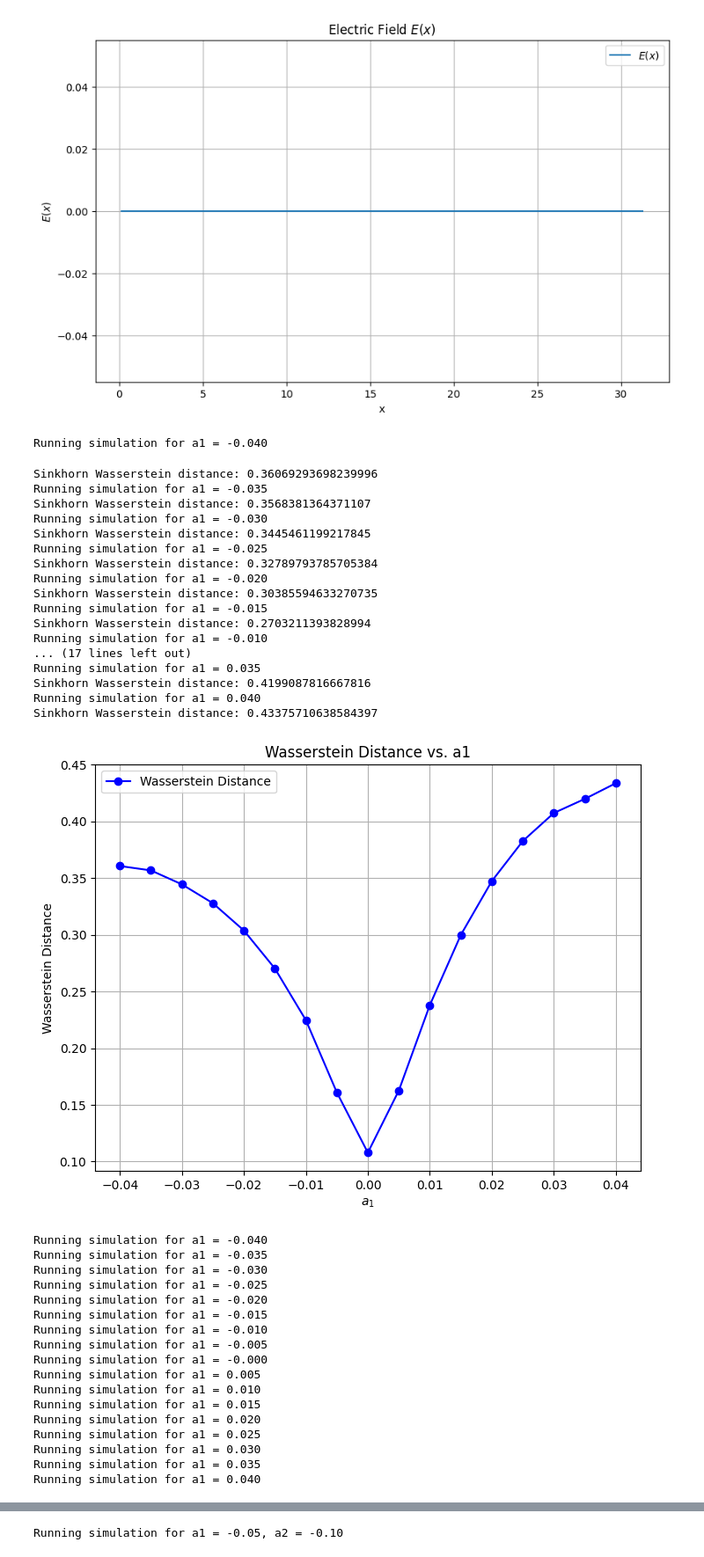
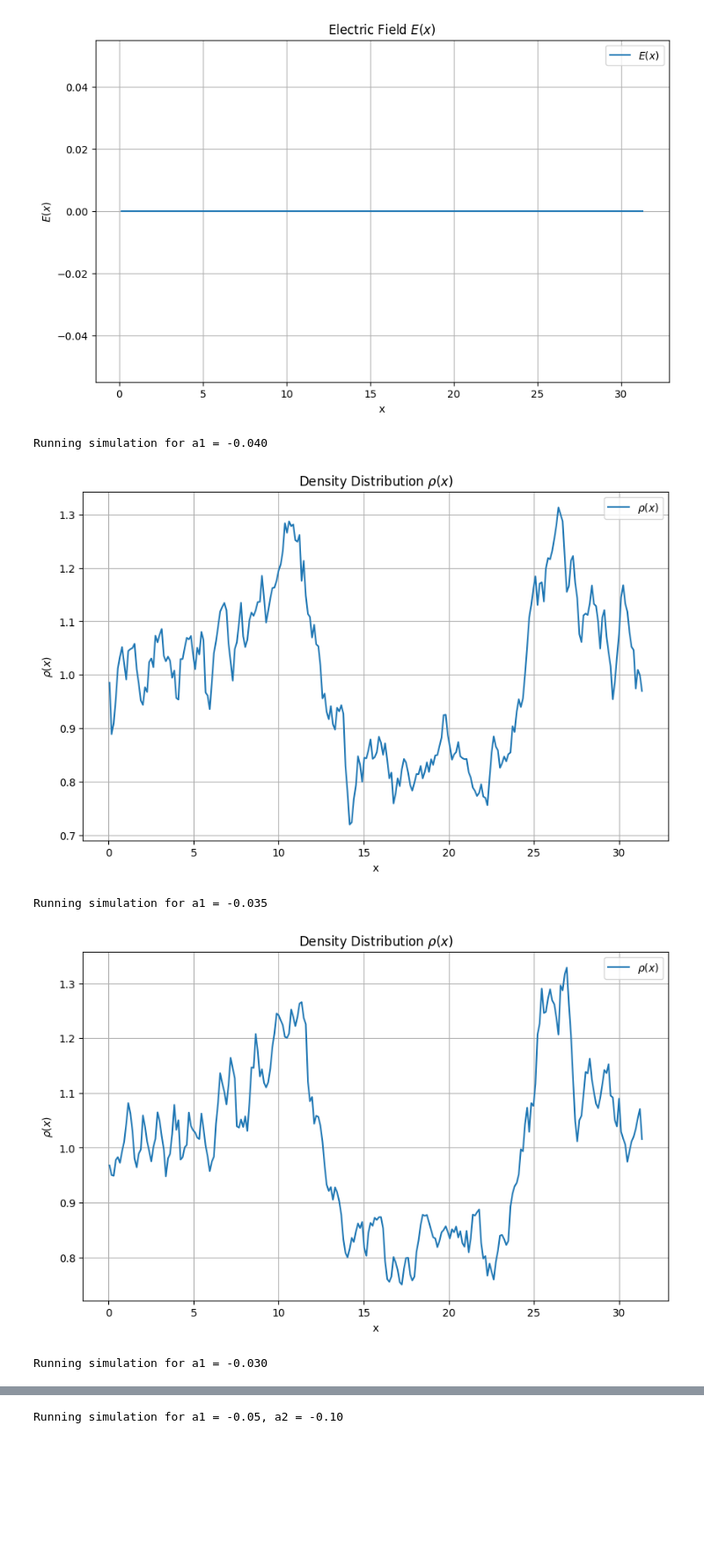
Before and after one commit to maguerrap/vlasov-poisson, a Jupyter notebook: notebooks/Two-stream-landscape.ipynb, the cells around one changed output, grey strips where cells are left out. Shown at 88% size. Saved outputs shown, nothing was run; the diff lists cells and outputs as text; code cells hidden in the pictures; blank space fills up the shorter version.

```diff
--- a/notebooks/Two-stream-landscape.ipynb
+++ b/notebooks/Two-stream-landscape.ipynb
@@ -642,6 +644,8 @@ def landscape_search_1d(particles, equilibrium_particles, N, L, v_max, dt, num_s
     a1_vals = np.arange(-0.040, 0.045, 0.005)
     dists = []  # List to store Wasserstein distances
 
+    rhos = []
+
     for a1 in a1_vals:
         print(f"Running simulation for a1 = {a1:.3f}")
 
@@ -655,6 +659,21 @@ def landscape_search_1d(particles, equilibrium_particles, N, L, v_max, dt, num_s
 
         # Run the Leapfrog integration with the external field
         final_particles = leapfrog_integration_with_external_field_computation_only(current_particles, N, L, v_max, dt, num_steps, H)
+
+        # Compute the density rho(x)
+        x_centers, rho_x = compute_density(final_particles, N, L)
+
+        rhos.append(rho_x)
+
+        # Plot the density rho(x)
+        plt.figure(figsize=(10, 6))
+        plt.plot(x_centers, rho_x, label=r'$\rho(x)$')
+        plt.title(r'Density Distribution $\rho(x)$')  # Fixed title with correct LaTeX syntax
+        plt.xlabel('x')
+        plt.ylabel(r'$\rho(x)$')
+        plt.grid(True)
+        plt.legend()
+        plt.show()
 
         if obj == "Wasserstein":
             # Compute the Wasserstein distance between final_particles and equilibrium_particles
@@ -678,66 +697,38 @@ def landscape_search_1d(particles, equilibrium_particles, N, L, v_max, dt, num_s
             plot_particles_at_step(final_particles, v_max, L, num_steps)
 
     # After all iterations, plot the relation between a1 and Wasserstein distance
-    plt.figure(figsize=(8, 6))
-    plt.plot(a1_vals, dists, marker='o', color='b', label=title)
-    plt.title('{} vs. a1'.format(title))
-    plt.xlabel('$a_1$')
-    plt.ylabel(title)
-    plt.grid(True)
-    plt.legend()
-    plt.show()
+    #plt.figure(figsize=(8, 6))
+    #plt.plot(a1_vals, dists, marker='o', color='b', label=title)
+    #plt.title('{} vs. a1'.format(title))
+    #plt.xlabel('$a_1$')
+    #plt.ylabel(title)
+    #plt.grid(True)
+    #plt.legend()
+    #plt.show()
 
-    return a1_vals, dists
+    return a1_vals, rhos
 # %%
 # Example usage
 # Parameters
 dt = 0.1
-num_steps = 200  # Number of time steps to simulate
+num_steps = 400  # Number of time steps to simulate
 reg = 5e-2  # Regularization parameter for Sinkhorn
+N = 256
 
 # Generate equilibrium particles for the comparison
 equilibrium_particles = generate_particles_equilibrium_two_stream(
     lambda x, v: two_stream_distribution(x, v, v_bar, 0, beta), N, L, v_max
 )
 
 # Perform landscape search over a1 and plot the results
-a1_vals, wasserstein_dists = landscape_search_1d(particles, equilibrium_particles, N, L, v_max, dt, num_steps, beta, reg, obj="Wasserstein")
+#a1_vals, wasserstein_dists = landscape_search_1d(particles, equilibrium_particles, N, L, v_max, dt, num_steps, beta, reg, obj="Wasserstein")
 
-a1_vals, l2_dists = landscape_search_1d(particles, equilibrium_particles, N, L, v_max, dt, num_steps, beta, reg, obj="L^2")
+#a1_vals, l2_dists = landscape_search_1d(particles, equilibrium_particles, N, L, v_max, dt, num_steps, beta, reg, obj="L^2")
+
+a1_vals, rhos = landscape_search_1d(particles, equilibrium_particles, N, L, v_max, dt, num_steps, beta, reg, obj=None)
 # %% [output]
 Running simulation for a1 = -0.040
+[figure, new version]
-Sinkhorn Wasserstein distance: 0.36069293698239996
 Running simulation for a1 = -0.035
-Sinkhorn Wasserstein distance: 0.3568381364371107
-Running simulation for a1 = -0.030
-Sinkhorn Wasserstein distance: 0.3445461199217845
-Running simulation for a1 = -0.025
-Sinkhorn Wasserstein distance: 0.32789793785705384
-Running simulation for a1 = -0.020
-Sinkhorn Wasserstein distance: 0.30385594633270735
-Running simulation for a1 = -0.015
-Sinkhorn Wasserstein distance: 0.2703211393828994
-Running simulation for a1 = -0.010
-... (17 lines left out)
-Running simulation for a1 = 0.035
-Sinkhorn Wasserstein distance: 0.4199087816667816
-Running simulation for a1 = 0.040
-Sinkhorn Wasserstein distance: 0.43375710638584397
-[figure, old version]
+[figure, new version]
-Running simulation for a1 = -0.040
-Running simulation for a1 = -0.035
 Running simulation for a1 = -0.030
-Running simulation for a1 = -0.025
-Running simulation for a1 = -0.020
-Running simulation for a1 = -0.015
-Running simulation for a1 = -0.010
-Running simulation for a1 = -0.005
-Running simulation for a1 = -0.000
-Running simulation for a1 = 0.005
-Running simulation for a1 = 0.010
-Running simulation for a1 = 0.015
-Running simulation for a1 = 0.020
-Running simulation for a1 = 0.025
-Running simulation for a1 = 0.030
-Running simulation for a1 = 0.035
-Running simulation for a1 = 0.040
```
Also changed, not shown: parts of 5 cells of this notebook, 1 other file.
